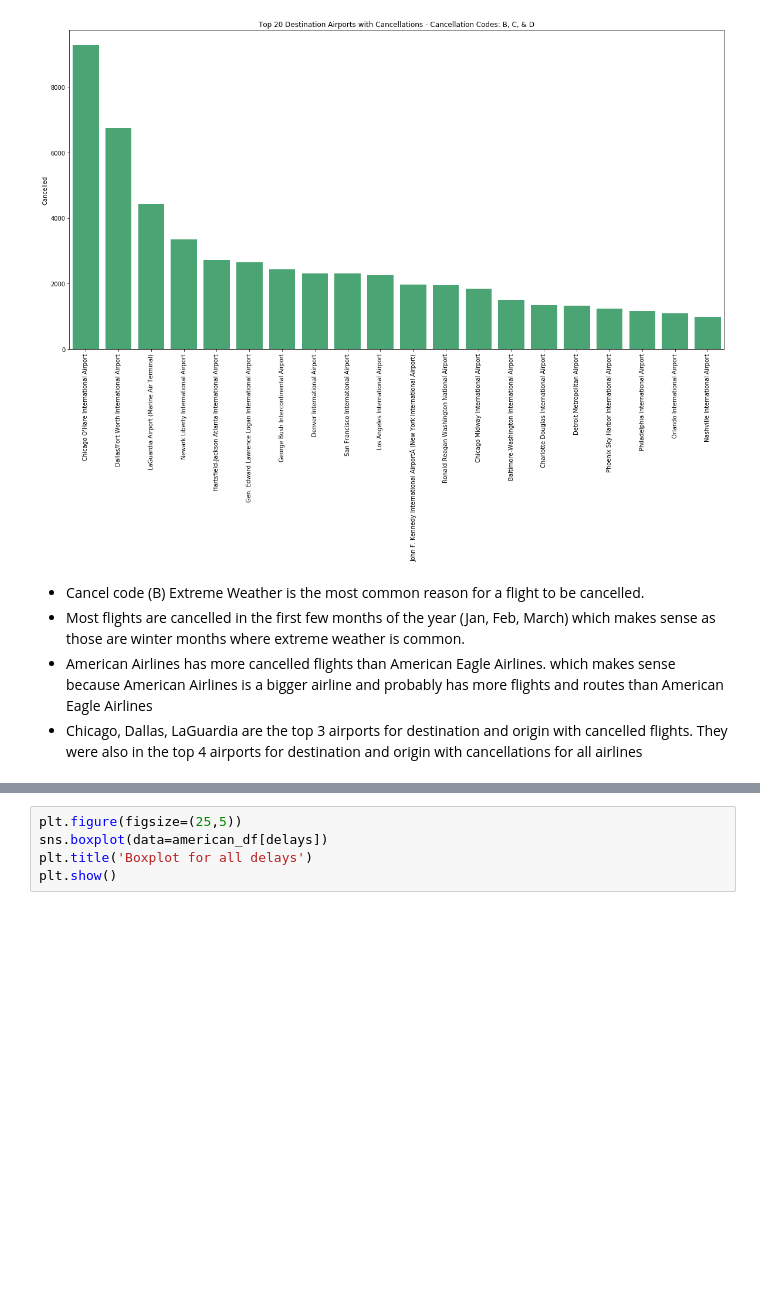
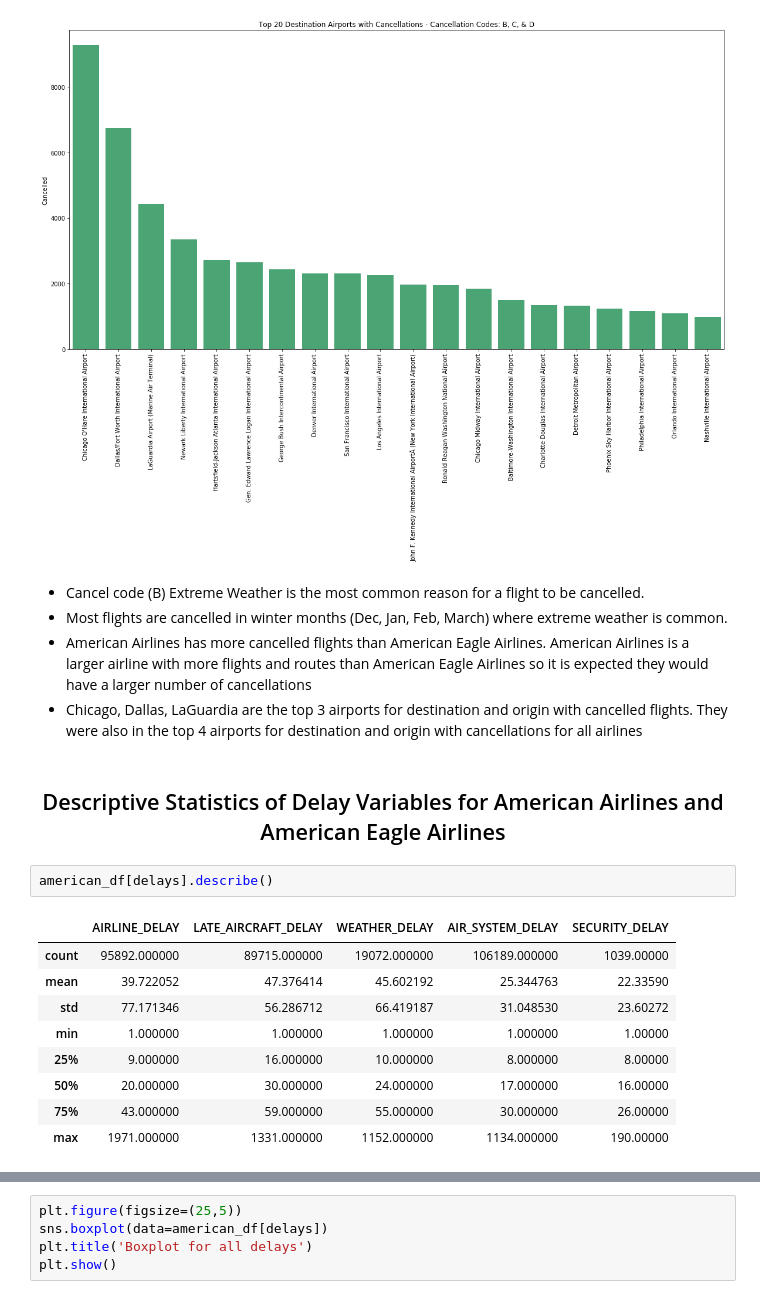
Before and after one commit to Kirstenj5115/Flight_Delays, a Jupyter notebook: FlightDelays_Capstone2_KirstenJames_v2.ipynb, the cells around one changed output, grey strips where cells are left out. Cells and saved outputs as stored; diff of their text form; blank space fills up the shorter version.

```diff
--- a/FlightDelays_Capstone2_KirstenJames_v2.ipynb
+++ b/FlightDelays_Capstone2_KirstenJames_v2.ipynb
@@ -566,7 +565,21 @@ plt.show()
 # %% [markdown]
 <ul>
     <li>Cancel code (B) Extreme Weather is the most common reason for a flight to be cancelled. </li>
-    <li>Most flights are cancelled in the first few months of the year (Jan, Feb, March) which makes sense as those are winter months where extreme weather is common. </li>
-    <li>American Airlines has more cancelled flights than American Eagle Airlines. which makes sense because American Airlines is a bigger airline and probably has more flights and routes than American Eagle Airlines </li>
+    <li>Most flights are cancelled in winter months (Dec, Jan, Feb, March) where extreme weather is common. </li>
+    <li>American Airlines has more cancelled flights than American Eagle Airlines. American Airlines is a larger airline with more flights and routes than American Eagle Airlines so it is expected they would have a larger number of cancellations </li>
     <li>Chicago, Dallas, LaGuardia are the top 3 airports for destination and origin with cancelled flights. They were also in the top 4 airports for destination and origin with cancellations for all airlines</li>
 </ul>
+# %% [markdown]
+<h2><center> Descriptive Statistics of Delay Variables for American Airlines and American Eagle Airlines </center></h2>
+# %%
+american_df[delays].describe()
+# %% [output]
+|  | AIRLINE_DELAY | LATE_AIRCRAFT_DELAY | WEATHER_DELAY | AIR_SYSTEM_DELAY | SECURITY_DELAY |
+| count | 95892.000000 | 89715.000000 | 19072.000000 | 106189.000000 | 1039.00000 |
+| mean | 39.722052 | 47.376414 | 45.602192 | 25.344763 | 22.33590 |
+| std | 77.171346 | 56.286712 | 66.419187 | 31.048530 | 23.60272 |
+| min | 1.000000 | 1.000000 | 1.000000 | 1.000000 | 1.00000 |
+| 25% | 9.000000 | 16.000000 | 10.000000 | 8.000000 | 8.00000 |
+| 50% | 20.000000 | 30.000000 | 24.000000 | 17.000000 | 16.00000 |
+| 75% | 43.000000 | 59.000000 | 55.000000 | 30.000000 | 26.00000 |
+| max | 1971.000000 | 1331.000000 | 1152.000000 | 1134.000000 | 190.00000 |
```
Also changed, not shown: parts of 15 cells of this notebook.
